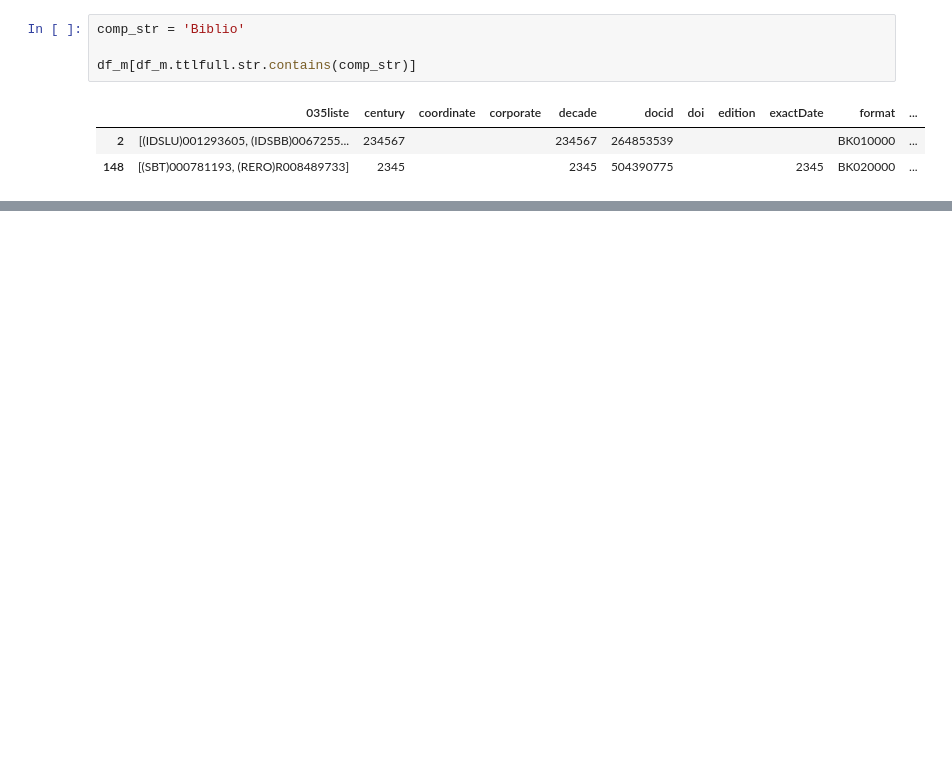
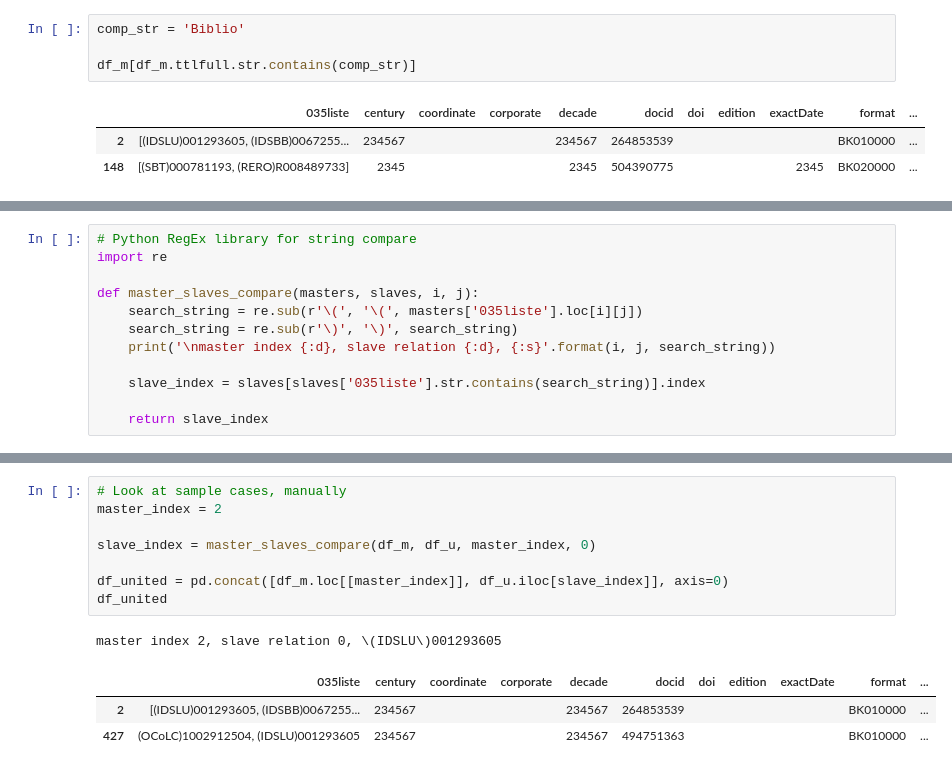
Before and after one commit to swissbib/clustering_metadata, a Jupyter notebook: 02 - Goldstandard.ipynb, the cells around one changed output, grey strips where cells are left out. Drawn from its saved outputs; the diff is of its cells as text; blank space fills up the shorter version.

```diff
--- a/02 - Goldstandard.ipynb
+++ b/02 - Goldstandard.ipynb
@@ -197,0 +104,12 @@ Name: 035liste, Length: 596, dtype: object
+# %%
+# Python RegEx library for string compare
+import re
+
+def master_slaves_compare(masters, slaves, i, j):
+    search_string = re.sub(r'\(', '\(', masters['035liste'].loc[i][j])
+    search_string = re.sub(r'\)', '\)', search_string)
+    print('\nmaster index {:d}, slave relation {:d}, {:s}'.format(i, j, search_string))
+
+    slave_index = slaves[slaves['035liste'].str.contains(search_string)].index
+
+    return slave_index
@@ -198 +162,14 @@ Name: 035liste, Length: 596, dtype: object
+# %%
+# Look at sample cases, manually
+master_index = 2
+
+slave_index = master_slaves_compare(df_m, df_u, master_index, 0)
+
+df_united = pd.concat([df_m.loc[[master_index]], df_u.iloc[slave_index]], axis=0)
+df_united
+# %% [output]
+master index 2, slave relation 0, \(IDSLU\)001293605
+|  | 035liste | century | coordinate | corporate | decade | docid | doi | edition | exactDate | format | ... |
+| 2 | [(IDSLU)001293605, (IDSBB)0067255... | 234567 |  |  | 234567 | 264853539 |  |  |  | BK010000 | ... |
+| 427 | (OCoLC)1002912504, (IDSLU)001293605 | 234567 |  |  | 234567 | 494751363 |  |  |  | BK010000 | ... |
 # %% [markdown]
```
Also changed, not shown: parts of 18 cells of this notebook, 1 other file.
